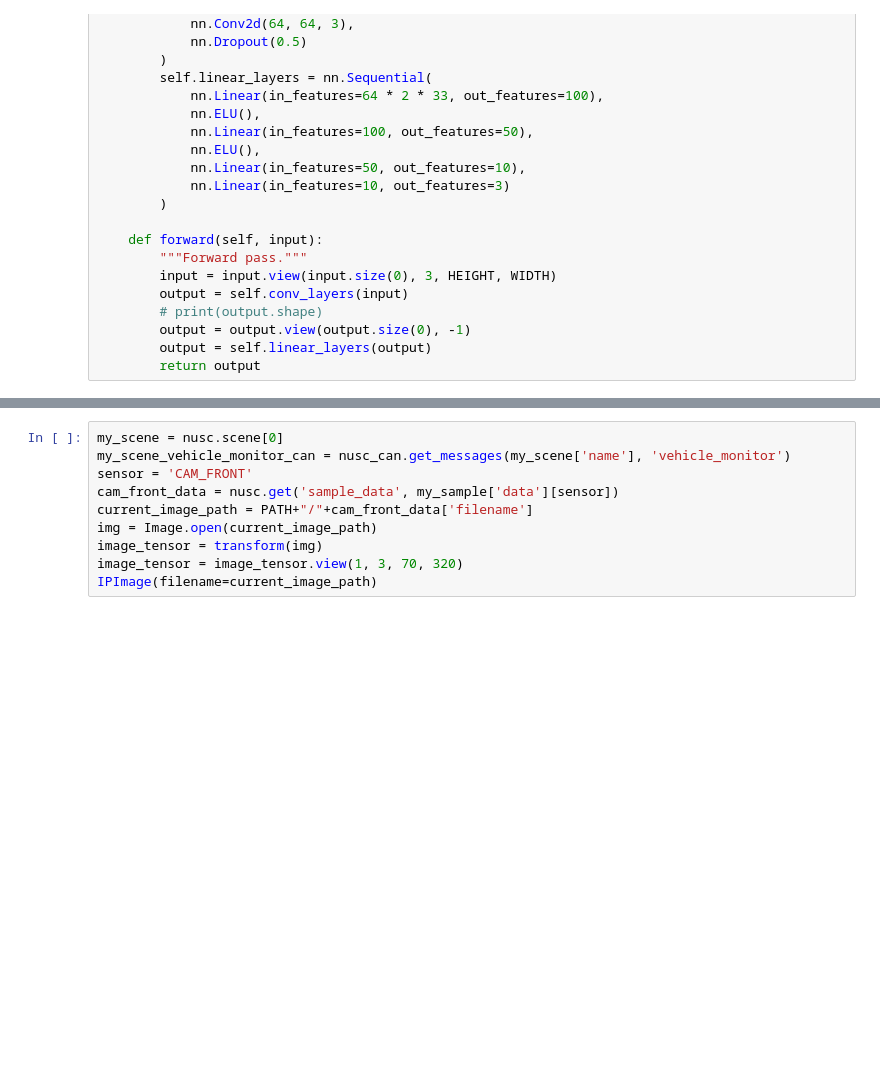
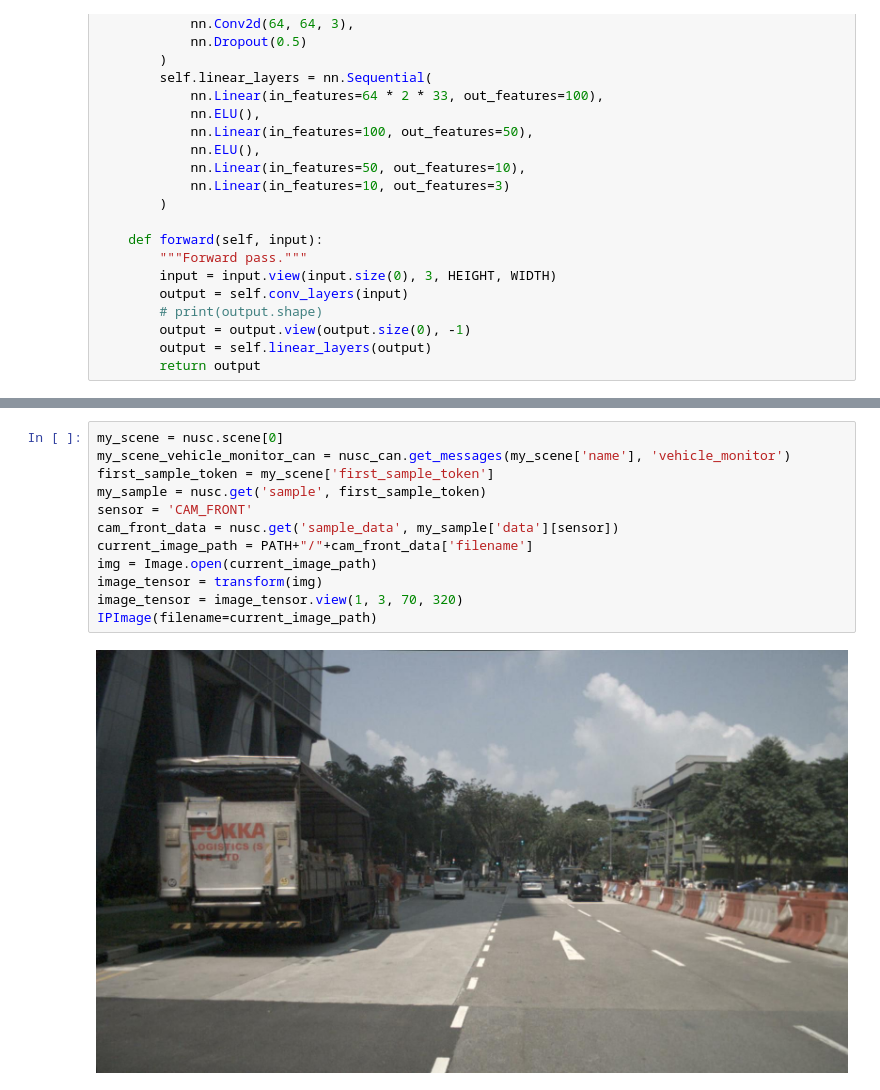
Before and after one commit to Slugbotics/cruz-control, a Jupyter notebook: nuscenes/lane_following/nuscenes_model_v1.2.ipynb, the cells around one changed output, grey strips where cells are left out. Drawn from its saved outputs; the diff is of its cells as text; blank space fills up the shorter version.

```diff
--- a/nuscenes/lane_following/nuscenes_model_v1.2.ipynb
+++ b/nuscenes/lane_following/nuscenes_model_v1.2.ipynb
@@ -338,12 +285,16 @@ train()
 # %%
 my_scene = nusc.scene[0]
 my_scene_vehicle_monitor_can = nusc_can.get_messages(my_scene['name'], 'vehicle_monitor')
+first_sample_token = my_scene['first_sample_token']
+my_sample = nusc.get('sample', first_sample_token)
 sensor = 'CAM_FRONT'
 cam_front_data = nusc.get('sample_data', my_sample['data'][sensor])
 current_image_path = PATH+"/"+cam_front_data['filename']
 img = Image.open(current_image_path)
 image_tensor = transform(img)
 image_tensor = image_tensor.view(1, 3, 70, 320)
 IPImage(filename=current_image_path)
+# %% [output]
+[figure, added]
 # %%
 os.path.join(model_path, model_file_name)
```
Also changed, not shown: parts of 15 cells of this notebook.
